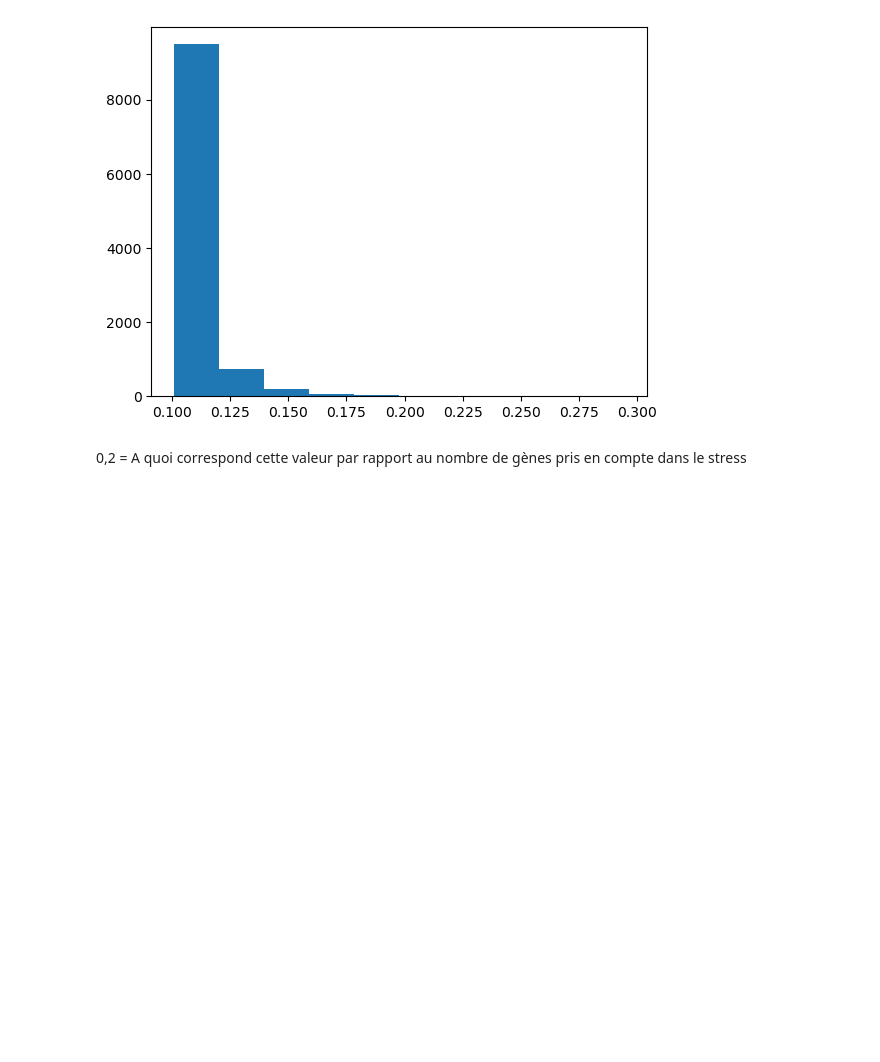
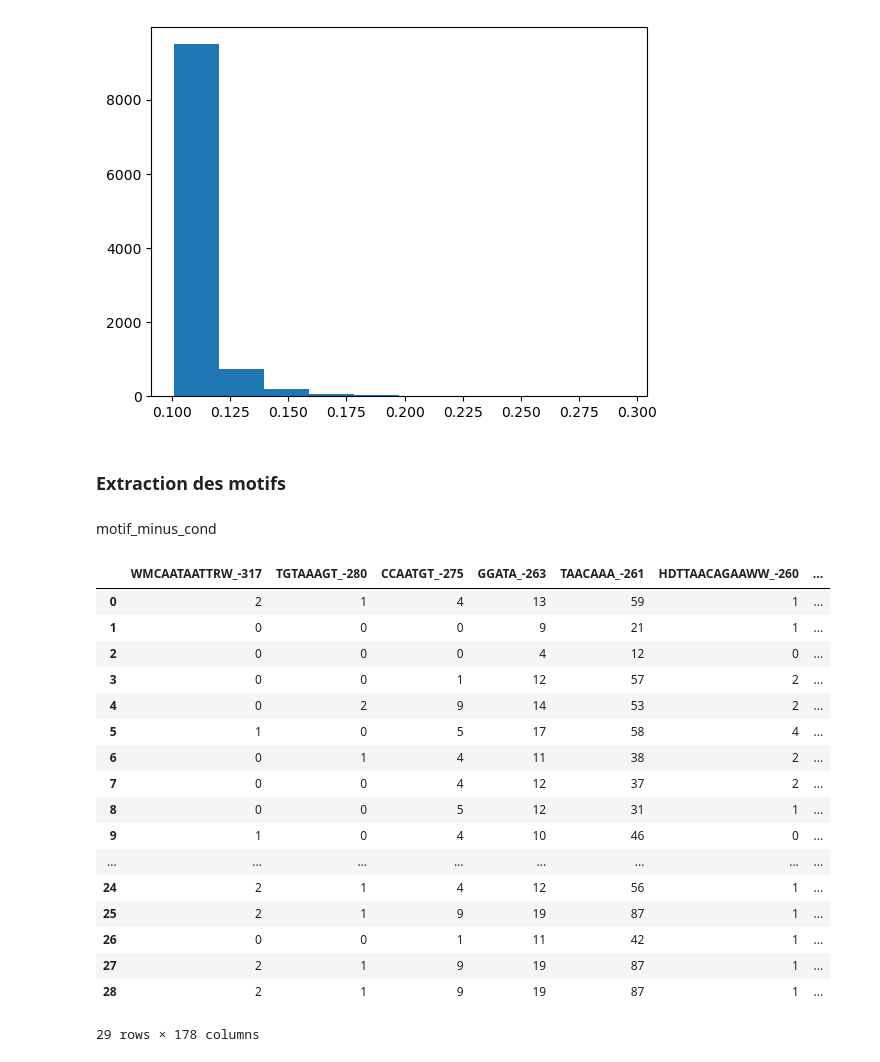
Before and after one commit to JhonatanFelix/Projet_fil_rouge_2024, a Jupyter notebook: motif_frequent_gen.ipynb, the cells around one changed output. Saved outputs shown, nothing was run; the diff lists cells and outputs as text; code cells hidden in the pictures; blank space fills up the shorter version.

Commit message:
Adding the table with the labels for the condition + Adding the label to the data

```diff
--- a/motif_frequent_gen.ipynb
+++ b/motif_frequent_gen.ipynb
@@ -27,6 +27,13 @@ AT5G67620    0.0  0.0  0.0  0.0  0.0  0.0  0.0   0.0   0.0   0.0
 AT5G67630    0.0  0.0  0.0  0.0  0.0 -1.0  0.0   1.0   0.0   0.0
 
 [10769 rows x 387 columns]
+# %%
+Info_allswap = pd.read_table("data/Info-allswap.txt")
+Info_allswap["uniq_name"] = Info_allswap[['StressName', 'swap_name']].agg('__'.join, axis=1)
+
+replace_col = {str(k): Info_allswap[Info_allswap["swap_id"] == k]["uniq_name"].values.tolist()[0] for k in Info_allswap["swap_id"]}
+
+complete_data = complete_data.rename(replace_col, axis=1)
 # %%
 plus_data = np.where(complete_data == 1, True, False)
 plus_data = pd.DataFrame(plus_data, index=complete_data.index, columns=complete_data.columns)
@@ -260,5 +265,3 @@ plt.hist(motif_minus_gene["support"])
 plt.show()
 # %% [output]
 [figure]
-# %% [markdown]
-0,2 = A quoi correspond cette valeur par rapport au nombre de gènes pris en compte dans le stress
@@ -264,0 +273,50 @@ plt.show()
+# %% [markdown]
+### Extraction des motifs
+# %% [markdown]
+motif_minus_cond
+# %%
+motif_plus_cond_data = {k: [] for k in PLM_final.columns.tolist()}
+motif_minus_cond_data = {k: [] for k in PLM_final.columns.tolist()}
+
+for row in range(0,len(motif_plus_cond)):
+    plm_x = motif_plus_cond["PLM"][row][0]
+    for plm in motif_plus_cond_data:
+        if plm in plm_x:
+            motif_plus_cond_data[plm].append(motif_plus_cond["PLM"][row][0][plm])
+        else :
+            motif_plus_cond_data[plm].append(0)
+
+for row in range(0,len(motif_minus_cond)):
+    plm_x = motif_minus_cond["PLM"][row][0]
+    for plm in motif_minus_cond_data:
+        if plm in plm_x:
+            motif_minus_cond_data[plm].append(motif_minus_cond["PLM"][row][0][plm])
+        else :
+            motif_minus_cond_data[plm].append(0)
+
+motif_plus_cond_data = pd.DataFrame(motif_plus_cond_data)
+motif_minus_cond_data = pd.DataFrame(motif_minus_cond_data)
+
+motif_plus_cond_data["_condition"] = motif_plus_cond["itemsets"].to_list()
+motif_minus_cond_data["_condition"] = motif_minus_cond["itemsets"].to_list()
+# %%
+motif_minus_cond_data
+# %% [output]
+|  | WMCAATAATTRW_-317 | TGTAAAGT_-280 | CCAATGT_-275 | GGATA_-263 | TAACAAA_-261 | HDTTAACAGAAWW_-260 | ... |
+| 0 | 2 | 1 | 4 | 13 | 59 | 1 | ... |
+| 1 | 0 | 0 | 0 | 9 | 21 | 1 | ... |
+| 2 | 0 | 0 | 0 | 4 | 12 | 0 | ... |
+| 3 | 0 | 0 | 1 | 12 | 57 | 2 | ... |
+| 4 | 0 | 2 | 9 | 14 | 53 | 2 | ... |
+| 5 | 1 | 0 | 5 | 17 | 58 | 4 | ... |
+| 6 | 0 | 1 | 4 | 11 | 38 | 2 | ... |
+| 7 | 0 | 0 | 4 | 12 | 37 | 2 | ... |
+| 8 | 0 | 0 | 5 | 12 | 31 | 1 | ... |
+| 9 | 1 | 0 | 4 | 10 | 46 | 0 | ... |
+| ... | ... | ... | ... | ... | ... | ... | ... |
+| 24 | 2 | 1 | 4 | 12 | 56 | 1 | ... |
+| 25 | 2 | 1 | 9 | 19 | 87 | 1 | ... |
+| 26 | 0 | 0 | 1 | 11 | 42 | 1 | ... |
+| 27 | 2 | 1 | 9 | 19 | 87 | 1 | ... |
+| 28 | 2 | 1 | 9 | 19 | 87 | 1 | ... |
+29 rows × 178 columns
```
Also changed, not shown: parts of 3 cells of this notebook, 1 other file.
